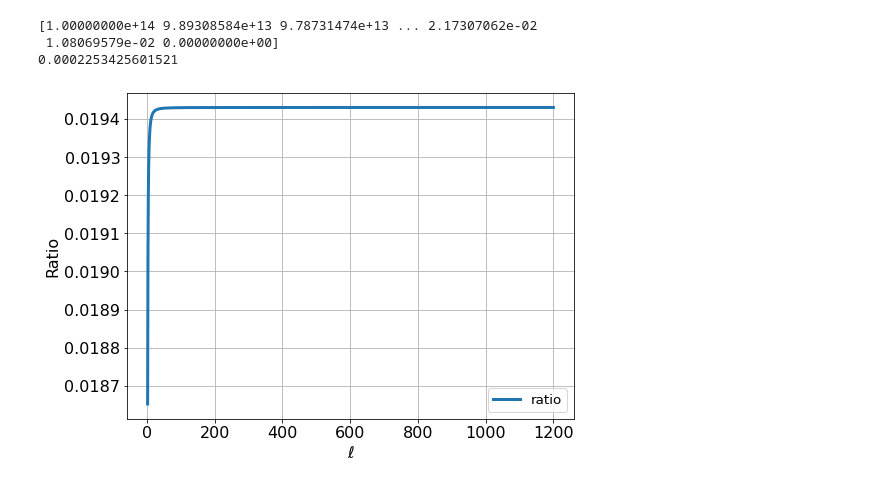
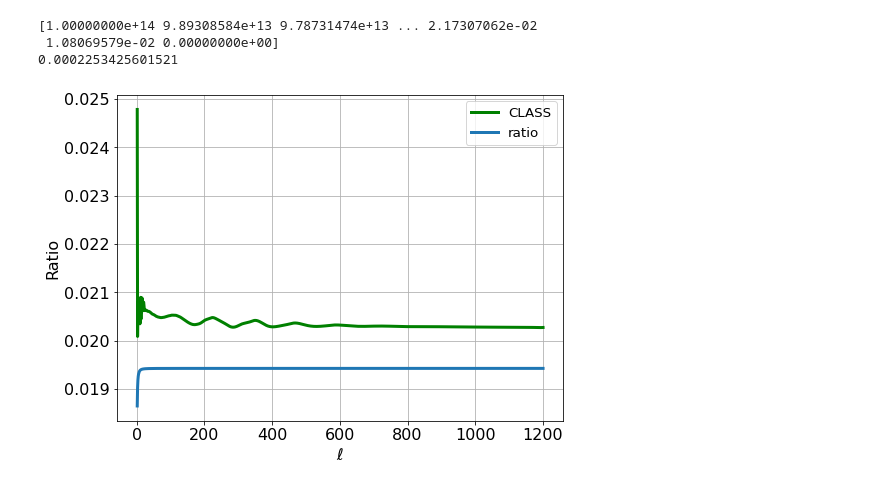
Before and after one commit to muntazirabidi/CLASS_CAMB, a Jupyter notebook: limber_cross_CLASS.ipynb, the cells around one changed output. Cells and saved outputs as stored; diff of their text form; code cells hidden in the pictures.

Commit message:
added ratio

```diff
--- a/limber_cross_CLASS.ipynb
+++ b/limber_cross_CLASS.ipynb
@@ -333,33 +333,44 @@ def ratio(zf,zb,deltazf, deltazb):
 [1.00000000e+14 9.89308584e+13 9.78731474e+13 ... 2.17307062e-02
  1.08069579e-02 0.00000000e+00]
 0.0002253425601521
+# %%
+foldername="/Users/muntazirabidi/Dropbox/Postdoc2020/GIMCO/EG_GIMCO/Limber-ChecksDec2021/"
+filename = foldername + "Limber-zf0.8-zb1.2-deltaz0.22-deltazb0.2_March2022_03_cl.dat"
+
+
+Cl_data_CLASS_tophat = np.loadtxt(filename)
+l= Cl_data_CLASS_tophat[:,0]
+
+Cl_deltakappa_Class = l*(l+1)*Cl_data_CLASS_tophat[:,8]/(l*(l+1)/(2*np.pi))/2
+
+Cl_deltadelta_Class = Cl_data_CLASS_tophat[:,1]/(l*(l+1)/(2*np.pi))
 # %%
 zf = 0.8; zb = 1.2; deltazf = 0.22; deltazb = 0.2
 
 zf = 0.8
 deltazf = 0.22;
 deltazb = 0.2;
 zb = 1.2
 Omega_m0 = 0.312046
 cv = 300000;
 
-ratio_CLASS_Cldk_Cldd = Cl_deltakappa_Class_tophat / Cl_dd_CLASS
+ratio_CLASS_Cldk_Cldd =Cl_deltakappa_Class / Cl_deltadelta_Class
 
 ratio_Cldk_Cldd_analytical = cl_limber_dk_f(l)/Cl_dd_MATHEMATICA
 
 
-#plt.plot(l,(ratio_CLASS_Cldk_Cldd),color='g',label=r'CLASS', linewidth=3)
+plt.plot(l,ratio_CLASS_Cldk_Cldd,color='g',label=r'CLASS', linewidth=3)
 
 #plt.plot(l,(ratio_Cldk_Cldd_analytical),color='r',label=r'Limber Analytical',linewidth=3)
 
 plt.plot(l,ratio(zf,zb,deltazf, deltazb), label='ratio', linewidth=3)
 
 plt.xlabel('$\ell$')
 plt.ylabel('Ratio')
 plt.legend()
 plt.grid()
 #plt.xscale('log')
 #plt.yscale('log')
 #plt.ylim(0.18,0.22)
 # %% [output]
-[figure, old version]
+[figure, new version]
```
Also changed, not shown: parts of 1 cell of this notebook.
